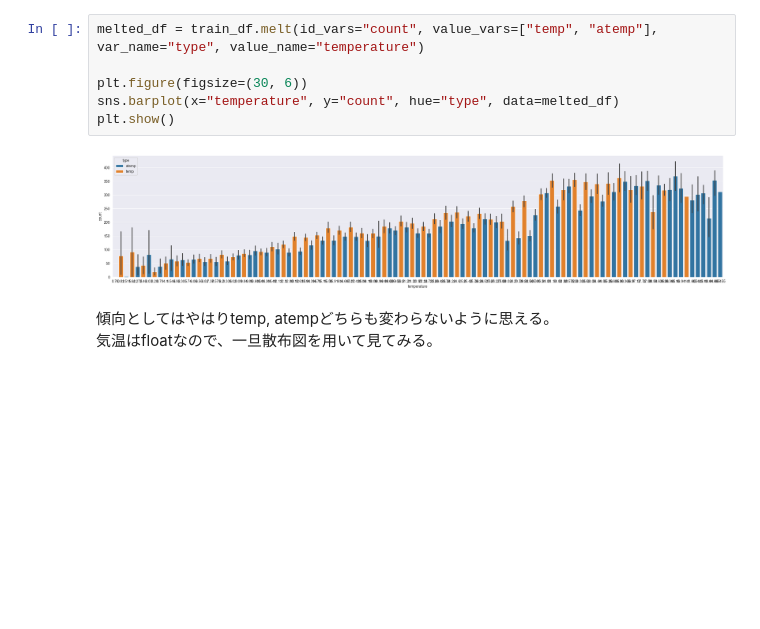
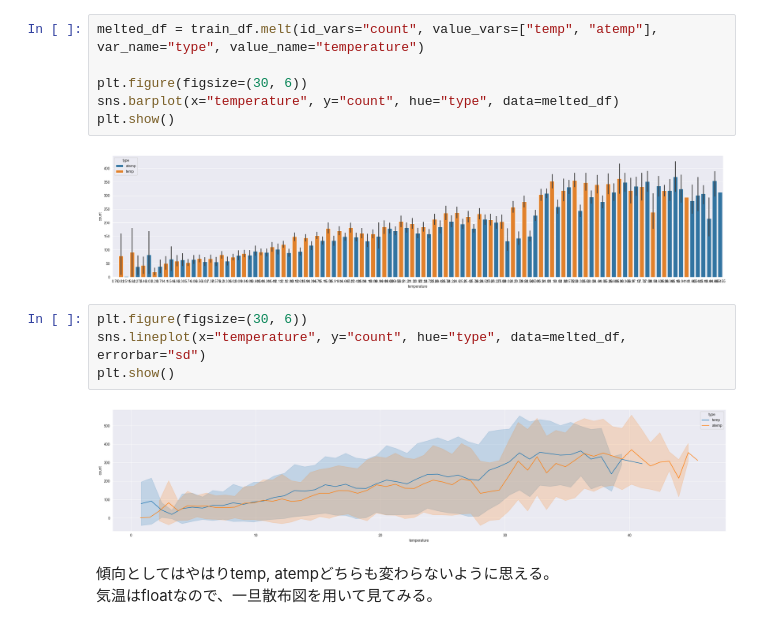
Before and after one commit to astrfo/bike-sharing-demand, a Jupyter notebook: eda/eda007.ipynb, the cells around one changed output. Cells and saved outputs as stored; diff of their text form; blank space fills up the shorter version.

Commit message:
add lineplot of temp atemp

```diff
--- a/eda/eda007.ipynb
+++ b/eda/eda007.ipynb
@@ -104,6 +104,12 @@ sns.barplot(x="temperature", y="count", hue="type", data=melted_df)
 plt.show()
 # %% [output]
 [figure]
+# %%
+plt.figure(figsize=(30, 6))
+sns.lineplot(x="temperature", y="count", hue="type", data=melted_df, errorbar="sd")
+plt.show()
+# %% [output]
+[figure, added]
 # %% [markdown]
 傾向としてはやはりtemp, atempどちらも変わらないように思える。\
 気温はfloatなので、一旦散布図を用いて見てみる。
```
